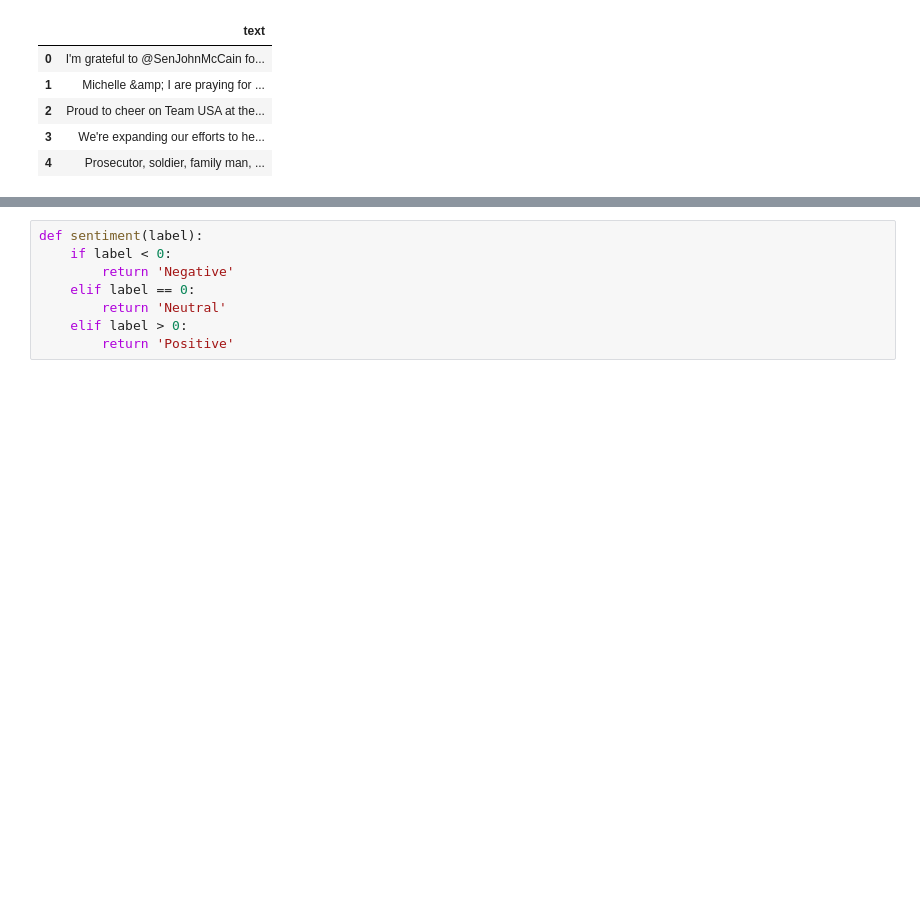
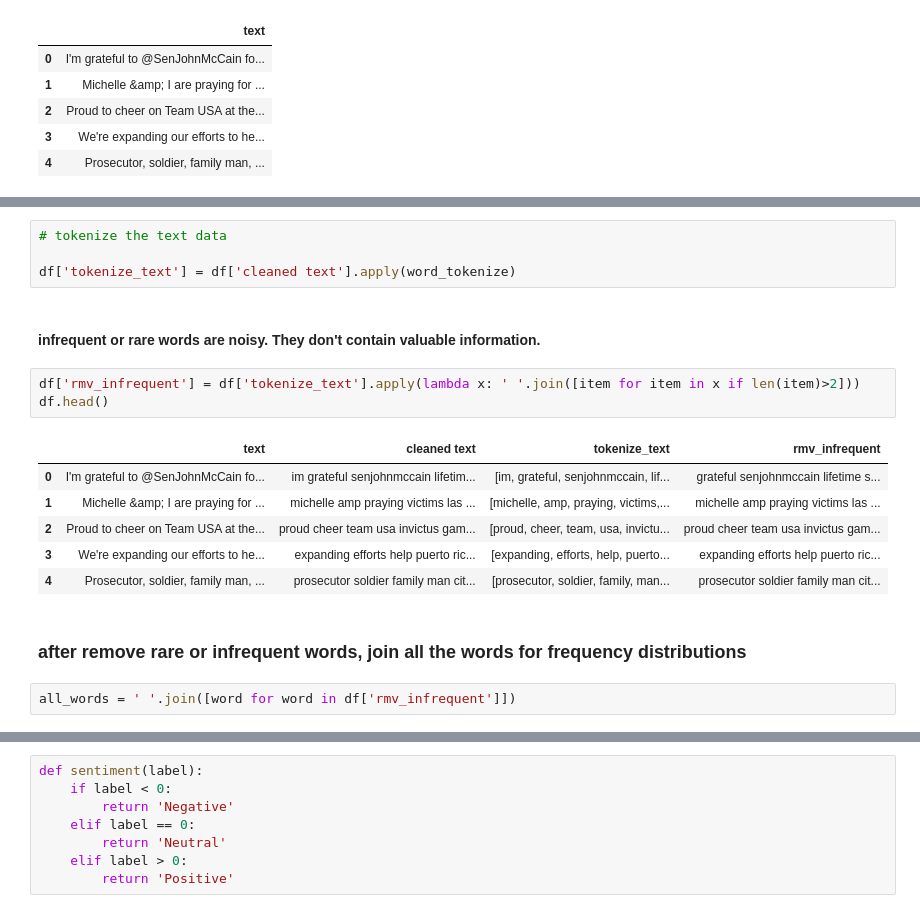
Before and after one commit to ShakilM26/Twitter-Sentiment-Analysis, a Jupyter notebook: Sentiment Analysis.ipynb, the cells around one changed output, grey strips where cells are left out. Saved outputs shown, nothing was run; the diff lists cells and outputs as text; blank space fills up the shorter version.

```diff
--- a/Sentiment Analysis.ipynb
+++ b/Sentiment Analysis.ipynb
@@ -110,0 +82,20 @@ print(df['text'].iloc[4],"\n")
+# %%
+# tokenize the text data
+
+df['tokenize_text'] = df['cleaned text'].apply(word_tokenize)
+# %% [markdown]
+#### infrequent or rare words are noisy. They don't contain valuable information.
+# %%
+df['rmv_infrequent'] = df['tokenize_text'].apply(lambda x: ' '.join([item for item in x if len(item)>2]))
+df.head()
+# %% [output]
+|  | text | cleaned text | tokenize_text | rmv_infrequent |
+| 0 | I'm grateful to @SenJohnMcCain fo... | im grateful senjohnmccain lifetim... | [im, grateful, senjohnmccain, lif... | grateful senjohnmccain lifetime s... |
+| 1 | Michelle &amp; I are praying for ... | michelle amp praying victims las ... | [michelle, amp, praying, victims,... | michelle amp praying victims las ... |
+| 2 | Proud to cheer on Team USA at the... | proud cheer team usa invictus gam... | [proud, cheer, team, usa, invictu... | proud cheer team usa invictus gam... |
+| 3 | We're expanding our efforts to he... | expanding efforts help puerto ric... | [expanding, efforts, help, puerto... | expanding efforts help puerto ric... |
+| 4 | Prosecutor, soldier, family man, ... | prosecutor soldier family man cit... | [prosecutor, soldier, family, man... | prosecutor soldier family man cit... |
+# %% [markdown]
+### after remove rare or infrequent words, join all the words for frequency distributions
+# %%
+all_words = ' '.join([word for word in df['rmv_infrequent']])
```
Also changed, not shown: parts of 31 cells of this notebook.
